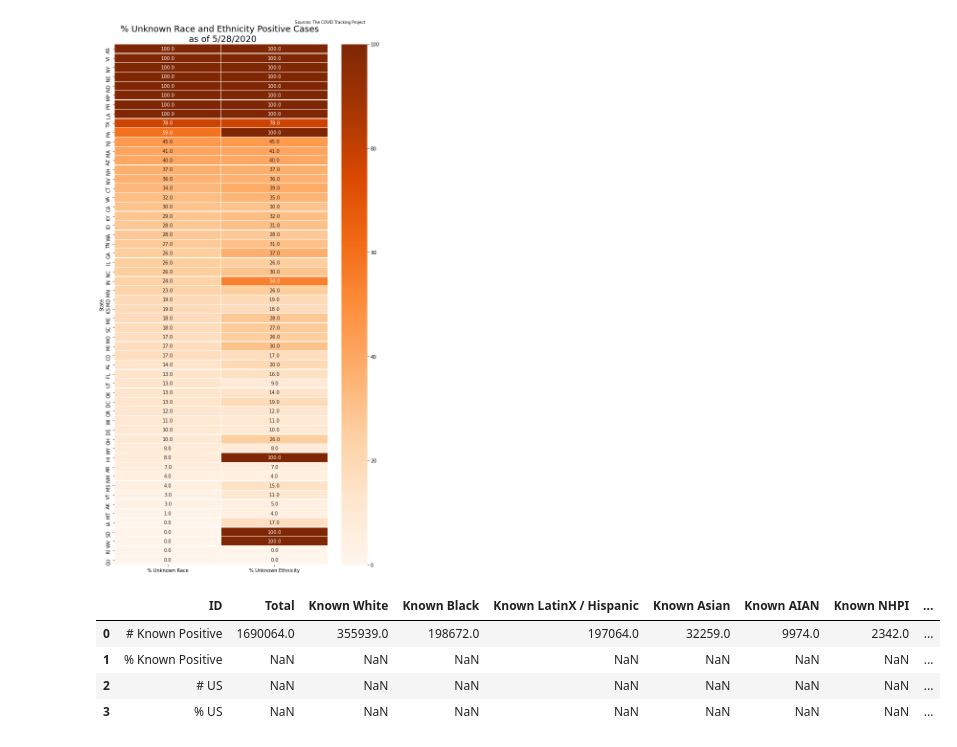
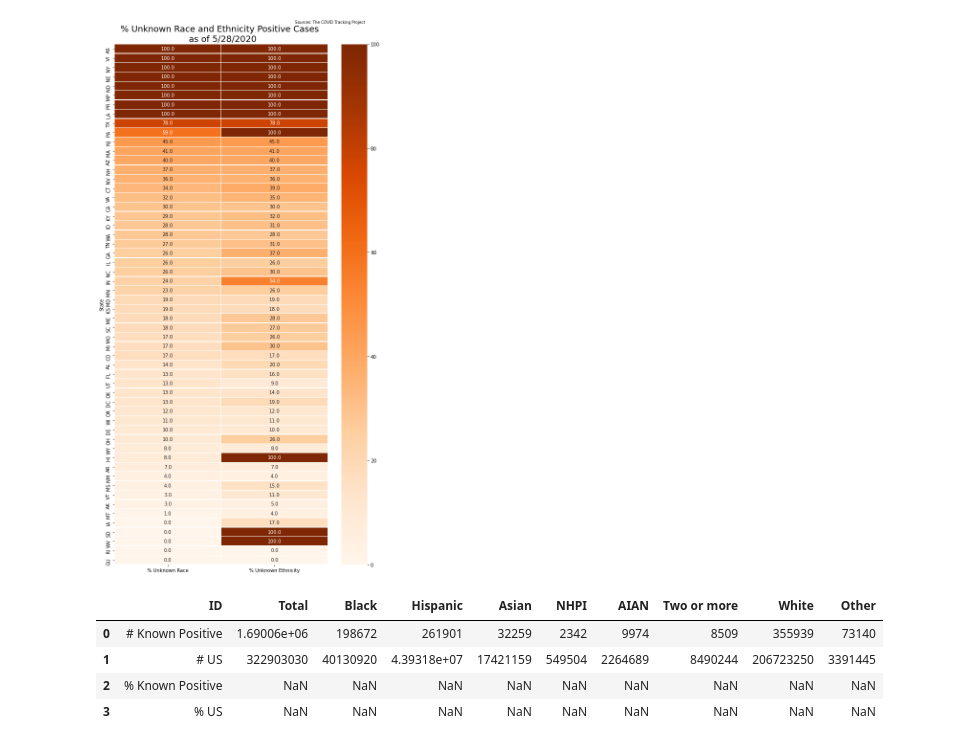
Before and after one commit to hanesy/covid-tracking, a Jupyter notebook: race-data-exploration.ipynb, the cells around one changed output. Cells and saved outputs as stored; diff of their text form; code cells hidden in the pictures.

```diff
--- a/race-data-exploration.ipynb
+++ b/race-data-exploration.ipynb
@@ -78,0 +71,11 @@ positive_df
+# %%
+pop_data = pd.read_csv("data/race_pop_data.csv")
+pop_data_df = pop_data.iloc[:, 4:-1]
+
+pop_us = pd.DataFrame(pop_data_df.sum()).T
+
+pop_us.loc[[0], "State"] = "# US"
+pop_us = pop_us.rename(columns = {"State": "ID"})
+
+pop_columns = pop_us.columns
+pop_columns
@@ -78,0 +213,8 @@ positive_df
+# %%
+for column in deaths_unknown_us.columns:
+    if column != "ID":
+        values = (deaths_unknown_us[column]/deaths_unknown_us['Total']).values
+        deaths_unknown_us.loc[[2], column] = values[0]*100
+        deaths_unknown_us.loc[[3], column] = values[1]*100
+
+deaths_unknown_us
@@ -132,44 +389,47 @@ plt.show()
 # %%
 positive_unknown_states = positive_df.copy()
 positive_unknown_states = positive_unknown_states.drop(["State", "Update Time (Et)", "% Unk."], axis = 1)
 positive_unknown_states.fillna(0, inplace = True)
 
 for column in positive_unknown_states.columns:
     positive_unknown_states[column] = positive_unknown_states[column].astype('float')
 
 new_col = ['Total',
- 'Known White ',
- 'Known Black ',
- 'Known LatinX / Hispanic',
- 'Known Asian',
- 'Known AIAN',
- 'Known NHPI',
- 'Known Multiracial ',
+ 'White',
+ 'Black',
+ 'LatinX / Hispanic',
+ 'Asian',
+ 'AIAN',
+ 'NHPI',
+ 'Two or more',
  'Other',
  'Unknown Race',
- 'Known Hispanic',
- 'Known Non-Hispanic',
+ 'Hispanic',
+ 'Non-Hispanic',
  'Unknown Ethnicity']
 
 positive_unknown_states.columns = new_col
+
+positive_unknown_states = positive_unknown_states[pop_columns[1:]]
 
 positive_unknown_us = pd.DataFrame(positive_unknown_states.sum()).T
 
 positive_unknown_us ["ID"] = ["# Known Positive"]
 cols = list(positive_unknown_us.columns.values)
 cols = cols[-1:] + cols[:-1]
 positive_unknown_us = positive_unknown_us[cols]
 
+positive_unknown_us = pd.concat([positive_unknown_us, pop_us])
+
 positive_unknown_us = positive_unknown_us.append({"ID": "% Known Positive"}, ignore_index = True)
-positive_unknown_us = positive_unknown_us.append({"ID": "# US"}, ignore_index = True)
 positive_unknown_us = positive_unknown_us.append({"ID": "% US"}, ignore_index = True)
 positive_unknown_us
 # %% [output]
-|  | ID | Total | Known White | Known Black | Known LatinX / Hispanic | Known Asian | Known AIAN | Known NHPI | ... |
-| 0 | # Known Positive | 1690064.0 | 355939.0 | 198672.0 | 197064.0 | 32259.0 | 9974.0 | 2342.0 | ... |
-| 1 | % Known Positive | NaN | NaN | NaN | NaN | NaN | NaN | NaN | ... |
-| 2 | # US | NaN | NaN | NaN | NaN | NaN | NaN | NaN | ... |
-| 3 | % US | NaN | NaN | NaN | NaN | NaN | NaN | NaN | ... |
+|  | ID | Total | Black | Hispanic | Asian | NHPI | AIAN | Two or more | White | Other |
+| 0 | # Known Positive | 1.69006e+06 | 198672 | 261901 | 32259 | 2342 | 9974 | 8509 | 355939 | 73140 |
+| 1 | # US | 322903030 | 40130920 | 4.39318e+07 | 17421159 | 549504 | 2264689 | 8490244 | 206723250 | 3391445 |
+| 2 | % Known Positive | NaN | NaN | NaN | NaN | NaN | NaN | NaN | NaN | NaN |
+| 3 | % US | NaN | NaN | NaN | NaN | NaN | NaN | NaN | NaN | NaN |
 # %%
 for column in positive_unknown_us.columns:
     if column != "ID":
```
Also changed, not shown: parts of 29 cells of this notebook, 6 other files.
